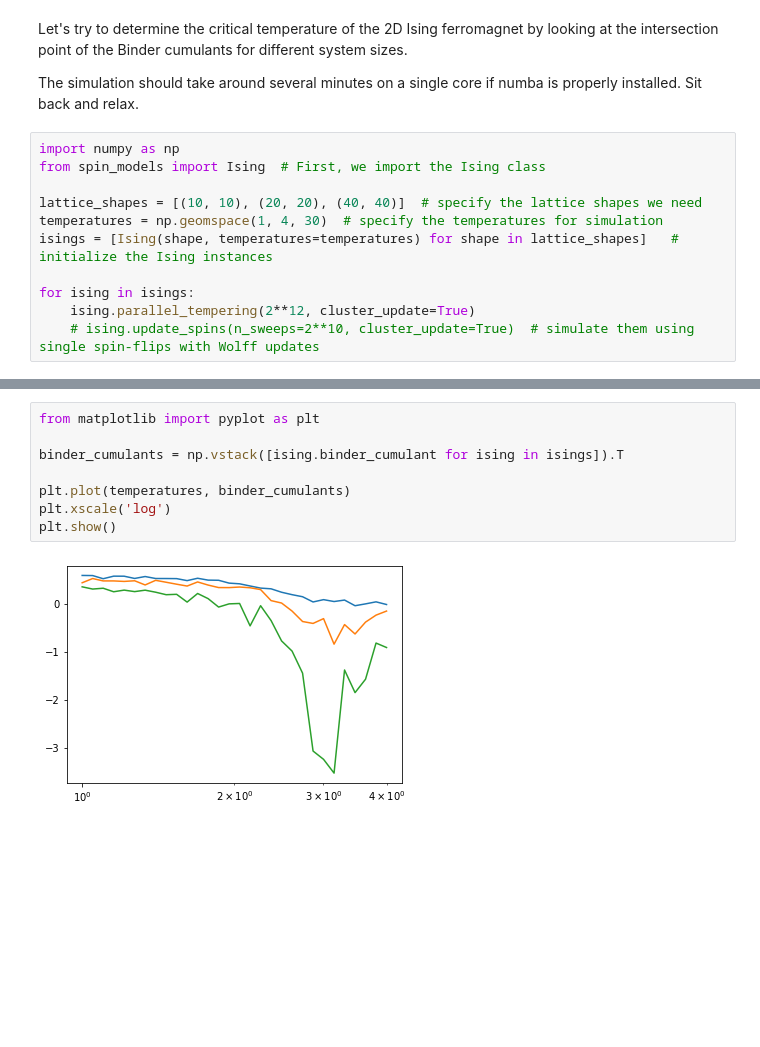
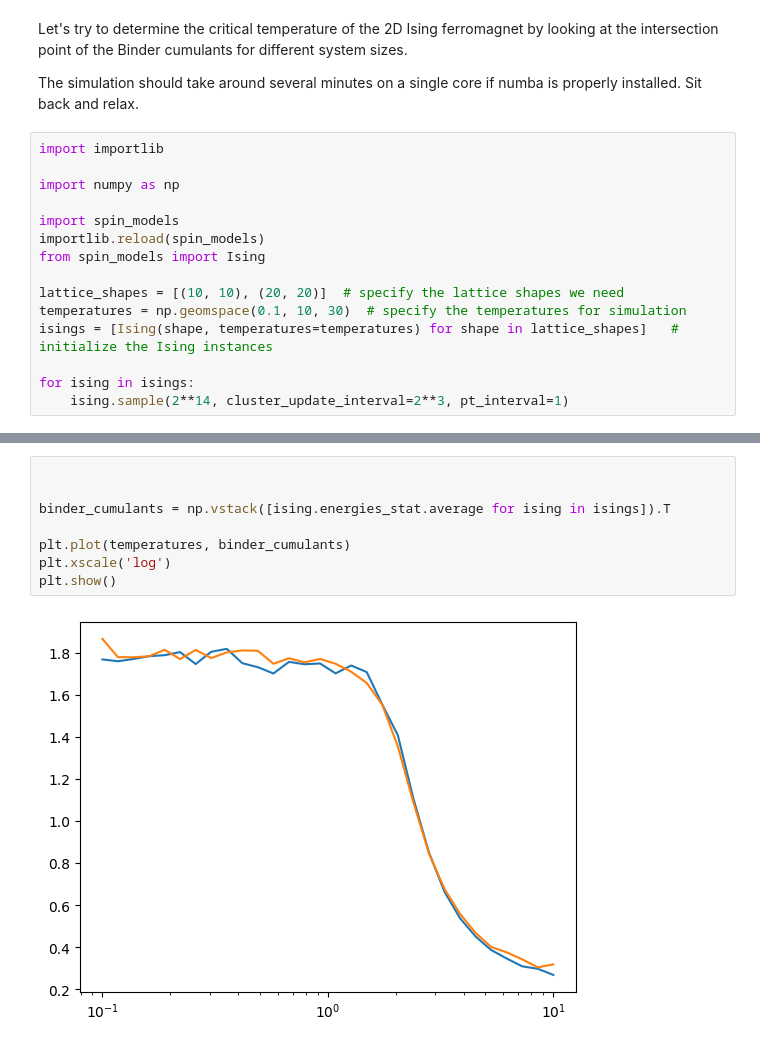
Before and after one commit to PeaBrane/peapods, a Jupyter notebook: tutorial.ipynb, the cells around one changed output, grey strips where cells are left out. Drawn from its saved outputs; the diff is of its cells as text; blank space fills up the shorter version.

Commit message:
added cluster size statistics, and refactored

```diff
--- a/tutorial.ipynb
+++ b/tutorial.ipynb
@@ -3,13 +3,17 @@ Let's try to determine the critical temperature of the 2D Ising ferromagnet by l
 
 The simulation should take around several minutes on a single core if numba is properly installed. Sit back and relax.
 # %%
+import importlib
+
 import numpy as np
-from spin_models import Ising  # First, we import the Ising class
 
-lattice_shapes = [(10, 10), (20, 20), (40, 40)]  # specify the lattice shapes we need
-temperatures = np.geomspace(1, 4, 30)  # specify the temperatures for simulation
+import spin_models
+importlib.reload(spin_models)
+from spin_models import Ising
+
+lattice_shapes = [(10, 10), (20, 20)]  # specify the lattice shapes we need
+temperatures = np.geomspace(0.1, 10, 30)  # specify the temperatures for simulation
 isings = [Ising(shape, temperatures=temperatures) for shape in lattice_shapes]   # initialize the Ising instances
 
 for ising in isings:
-    ising.parallel_tempering(2**12, cluster_update=True)
-    # ising.update_spins(n_sweeps=2**10, cluster_update=True)  # simulate them using single spin-flips with Wolff updates
+    ising.sample(2**14, cluster_update_interval=2**3, pt_interval=1)
@@ -16,10 +34,10 @@ for ising in isings:
 # %%
-from matplotlib import pyplot as plt
 
-binder_cumulants = np.vstack([ising.binder_cumulant for ising in isings]).T
+
+binder_cumulants = np.vstack([ising.energies_stat.average for ising in isings]).T
 
 plt.plot(temperatures, binder_cumulants)
 plt.xscale('log')
 plt.show()
 # %% [output]
-[figure, old version]
+[figure, new version]
```
Also changed, not shown: parts of 2 cells of this notebook, 3 other files.
